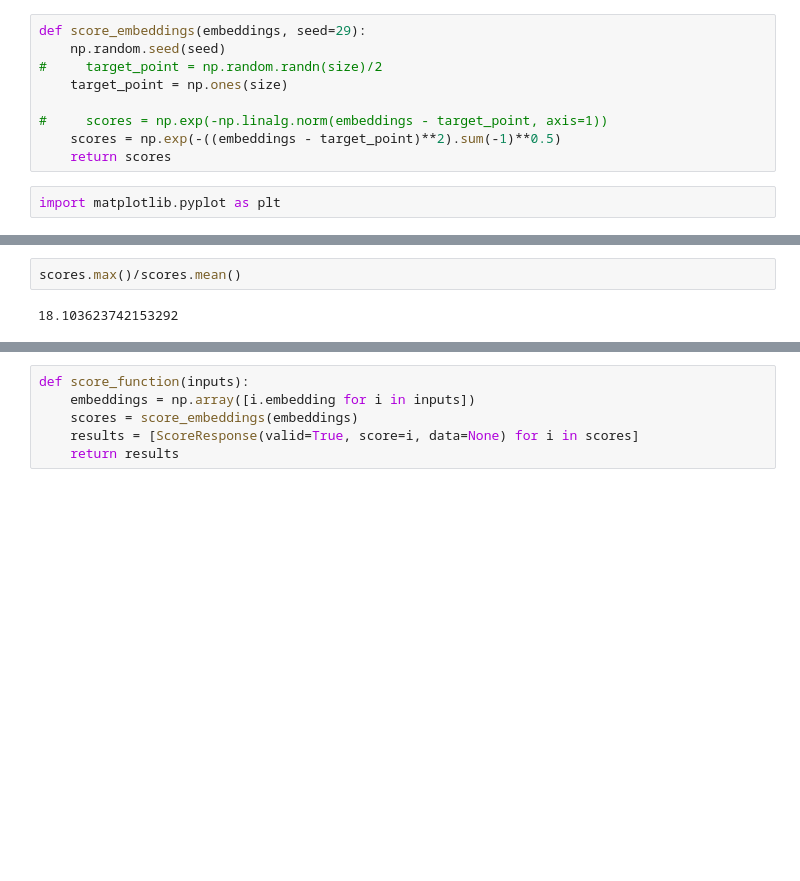
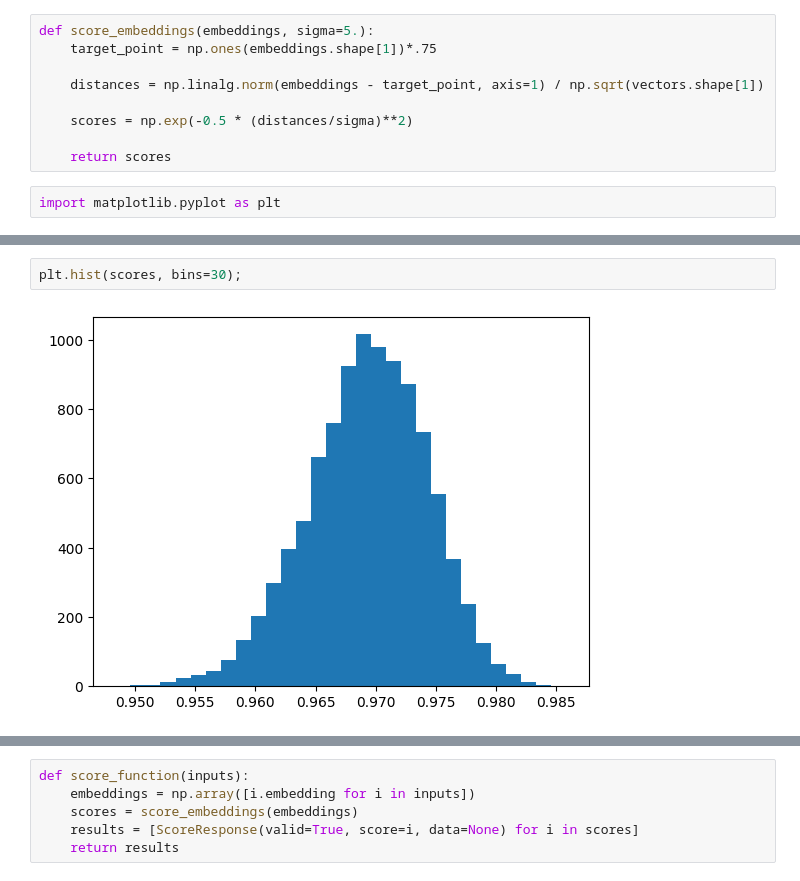
Before and after one commit to DarkMatterAI/emb_opt, a Jupyter notebook: nbs/tutorials/00_basic_example.ipynb, the cells around one changed output, grey strips where cells are left out. Saved outputs shown, nothing was run; the diff lists cells and outputs as text; blank space fills up the shorter version.

```diff
--- a/nbs/tutorials/00_basic_example.ipynb
+++ b/nbs/tutorials/00_basic_example.ipynb
@@ -52,13 +104,13 @@ def rand_filter(inputs):
 # %%
 from emb_opt.schemas import ScoreResponse
 # %%
-def score_embeddings(embeddings, seed=29):
-    np.random.seed(seed)
-#     target_point = np.random.randn(size)/2
-    target_point = np.ones(size)
+def score_embeddings(embeddings, sigma=5.):
+    target_point = np.ones(embeddings.shape[1])*.75
 
-#     scores = np.exp(-np.linalg.norm(embeddings - target_point, axis=1))
-    scores = np.exp(-((embeddings - target_point)**2).sum(-1)**0.5)
+    distances = np.linalg.norm(embeddings - target_point, axis=1) / np.sqrt(vectors.shape[1])
+
+    scores = np.exp(-0.5 * (distances/sigma)**2)
+
     return scores
 # %%
 import matplotlib.pyplot as plt
@@ -87,4 +130,4 @@ scores.max()
-# %%
-scores.max()/scores.mean()
-# %% [output]
-18.103623742153292
+# %%
+plt.hist(scores, bins=30);
+# %% [output]
+[figure, added]
```
Also changed, not shown: parts of 26 cells of this notebook, 15 other files.
